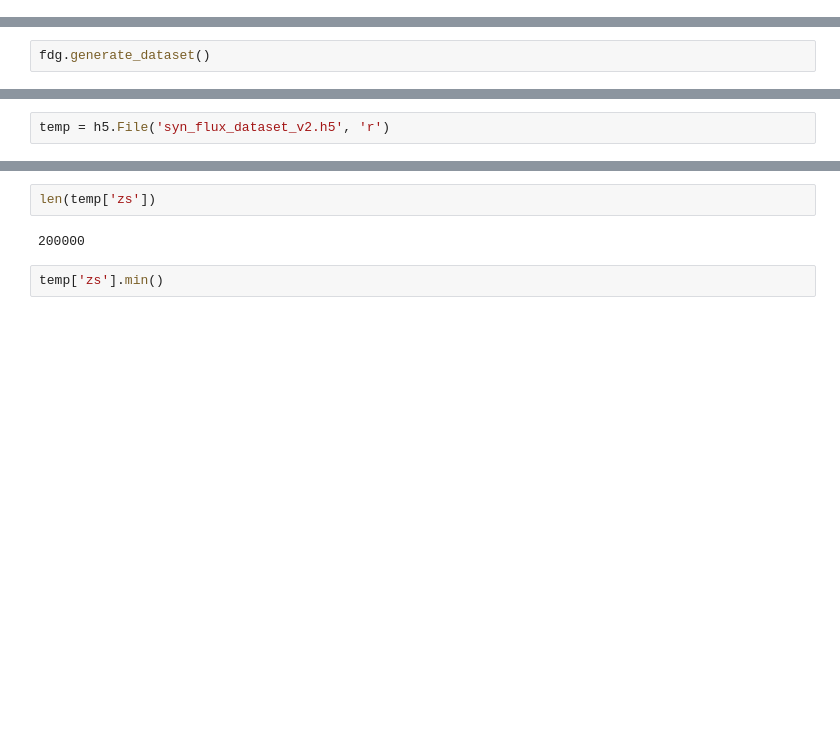
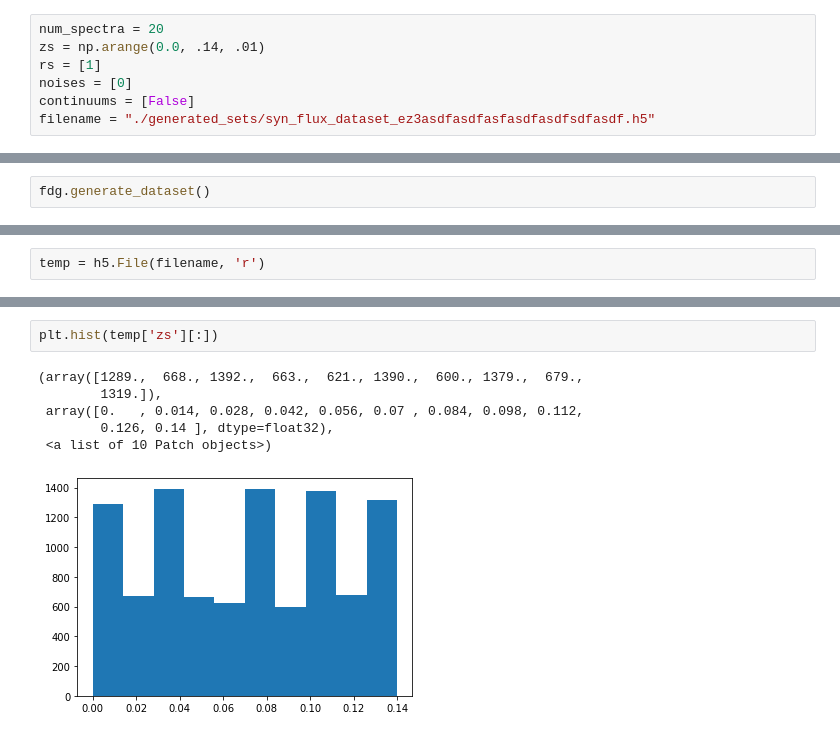
Before and after one commit to ssmele/SyntheticSpectraGenerator, a Jupyter notebook: FluxGenRedux.ipynb, the cells around one changed output, grey strips where cells are left out. Saved outputs shown, nothing was run; the diff lists cells and outputs as text; blank space fills up the shorter version.

```diff
--- a/FluxGenRedux.ipynb
+++ b/FluxGenRedux.ipynb
@@ -45,0 +32,7 @@ temp.close()
+# %%
+num_spectra = 20
+zs = np.arange(0.0, .14, .01)
+rs = [1]
+noises = [0]
+continuums = [False]
+filename = "./generated_sets/syn_flux_dataset_ez3asdfasdfasfasdfasdfsdfasdf.h5"
@@ -78,2 +60,2 @@ AttributeError: 'SynH5Dataset' object has no attribute 'close'
 # %%
-temp = h5.File('syn_flux_dataset_v2.h5', 'r')
+temp = h5.File(filename, 'r')
@@ -84,7 +84,10 @@ True
 # %%
-len(temp['zs'])
+plt.hist(temp['zs'][:])
 # %% [output]
-200000
+(array([1289.,  668., 1392.,  663.,  621., 1390.,  600., 1379.,  679.,
+        1319.]),
+ array([0.   , 0.014, 0.028, 0.042, 0.056, 0.07 , 0.084, 0.098, 0.112,
+        0.126, 0.14 ], dtype=float32),
+ <a list of 10 Patch objects>)
+[figure, added]
-# %%
-temp['zs'].min()
 # %%
```
Also changed, not shown: parts of 28 cells of this notebook, 1 other file.
